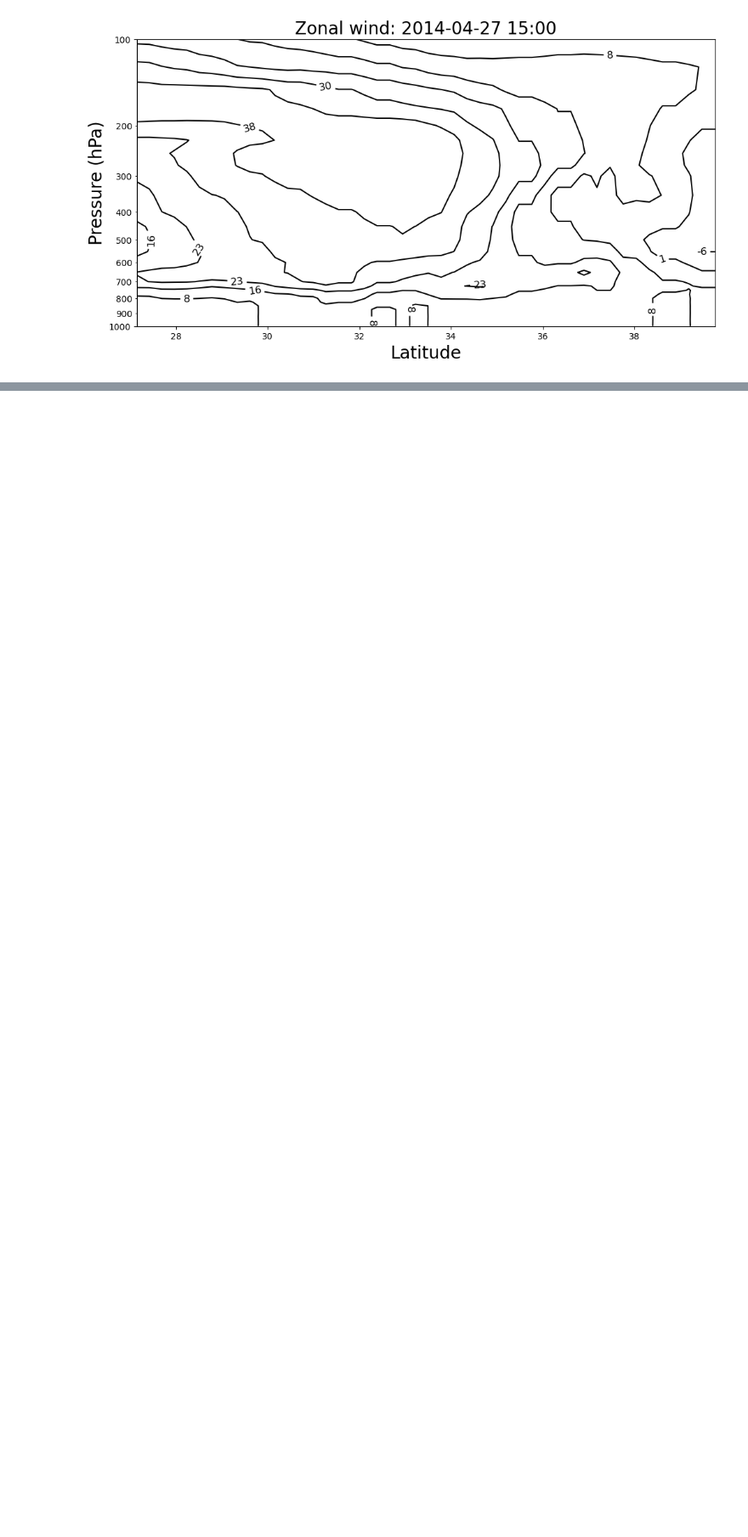
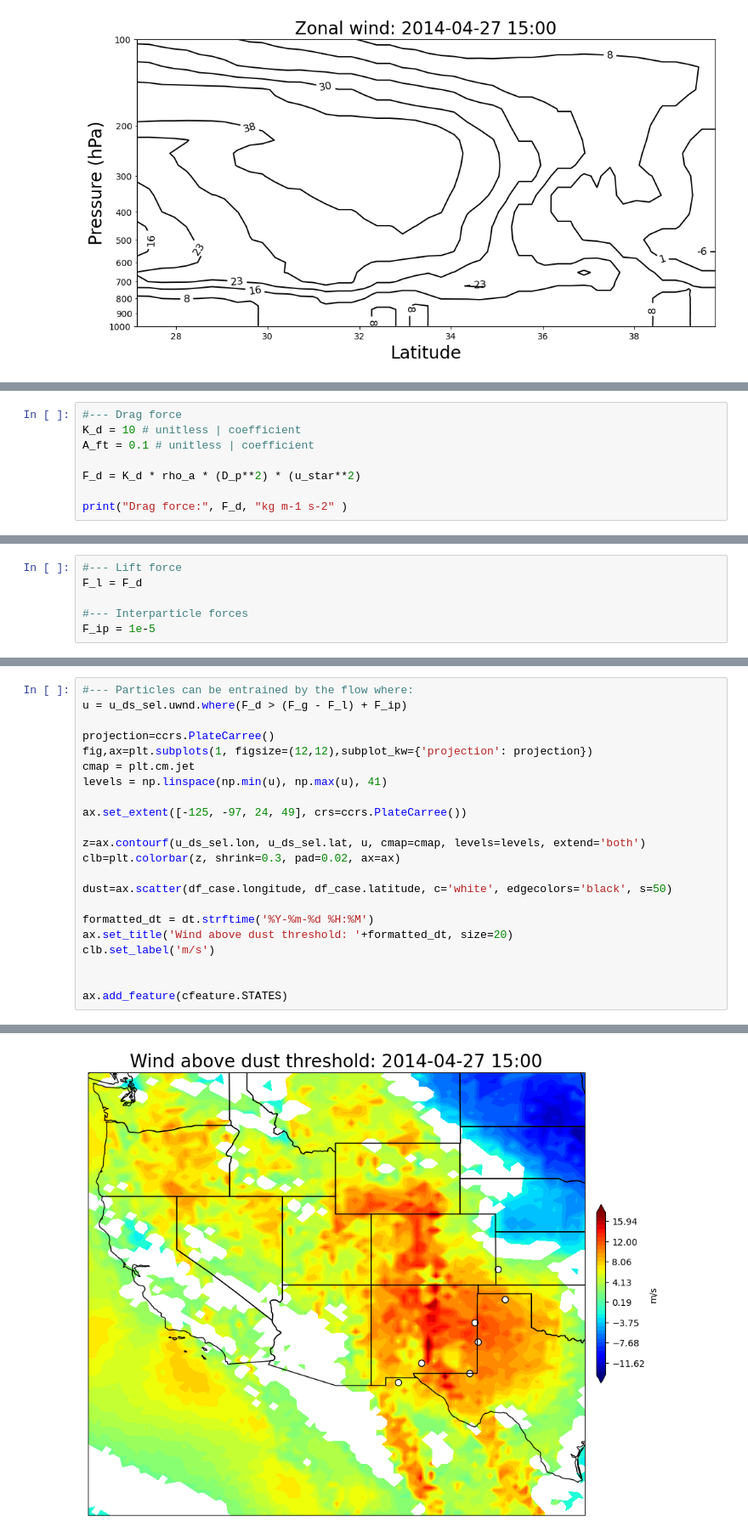
Before and after one commit to jesseturner/Dust_Plumes, a Jupyter notebook: Case_Study.ipynb, the cells around one changed output, grey strips where cells are left out. Shown at 85% size. Drawn from its saved outputs; the diff is of its cells as text; blank space fills up the shorter version.

Commit message:
Added dust lifting threshold to wind map

```diff
--- a/Case_Study.ipynb
+++ b/Case_Study.ipynb
@@ -237,0 +262,8 @@ plt.gca().yaxis.set_major_formatter(ScalarFormatter(useMathText=False))
+# %%
+#--- Drag force
+K_d = 10 # unitless | coefficient
+A_ft = 0.1 # unitless | coefficient
+
+F_d = K_d * rho_a * (D_p**2) * (u_star**2)
+
+print("Drag force:", F_d, "kg m-1 s-2" )
@@ -237,0 +284,6 @@ plt.gca().yaxis.set_major_formatter(ScalarFormatter(useMathText=False))
+# %%
+#--- Lift force
+F_l = F_d
+
+#--- Interparticle forces
+F_ip = 1e-5
@@ -237,0 +295,23 @@ plt.gca().yaxis.set_major_formatter(ScalarFormatter(useMathText=False))
+# %%
+#--- Particles can be entrained by the flow where:
+u = u_ds_sel.uwnd.where(F_d > (F_g - F_l) + F_ip)
+
+projection=ccrs.PlateCarree()
+fig,ax=plt.subplots(1, figsize=(12,12),subplot_kw={'projection': projection})
+cmap = plt.cm.jet
+levels = np.linspace(np.min(u), np.max(u), 41)
+
+ax.set_extent([-125, -97, 24, 49], crs=ccrs.PlateCarree())
+
+z=ax.contourf(u_ds_sel.lon, u_ds_sel.lat, u, cmap=cmap, levels=levels, extend='both')
+clb=plt.colorbar(z, shrink=0.3, pad=0.02, ax=ax)
+
+dust=ax.scatter(df_case.longitude, df_case.latitude, c='white', edgecolors='black', s=50)
+
+formatted_dt = dt.strftime('%Y-%m-%d %H:%M')
+ax.set_title('Wind above dust threshold: '+formatted_dt, size=20)
+clb.set_label('m/s')
+
+
+ax.add_feature(cfeature.STATES)
+# %% [output]
@@ -237,0 +319 @@ plt.gca().yaxis.set_major_formatter(ScalarFormatter(useMathText=False))
+[figure, added]
```
Also changed, not shown: parts of 8 cells of this notebook.
